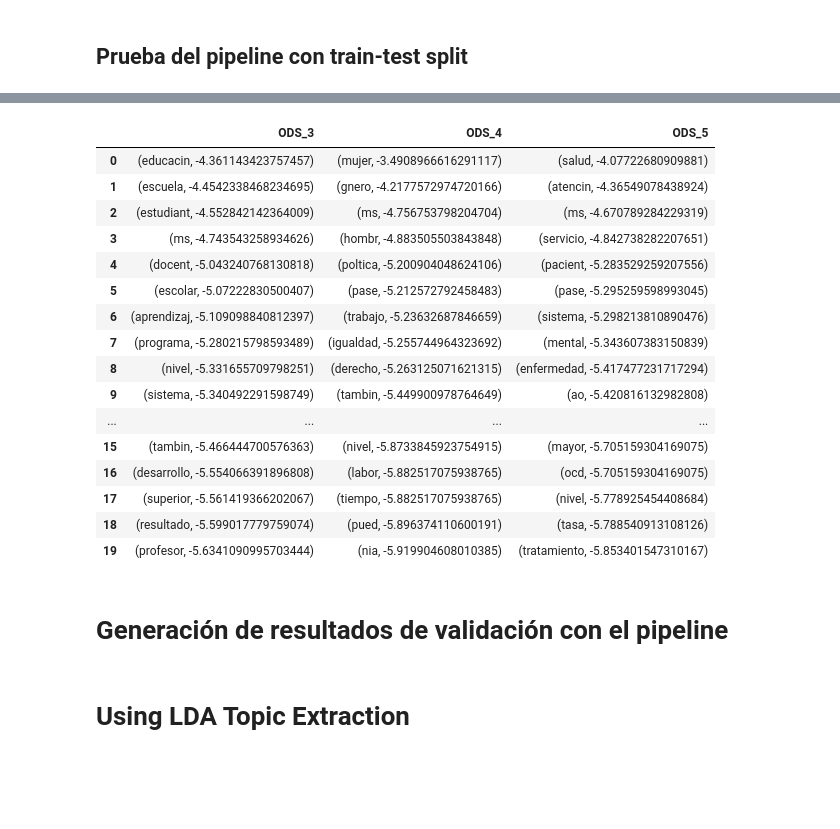
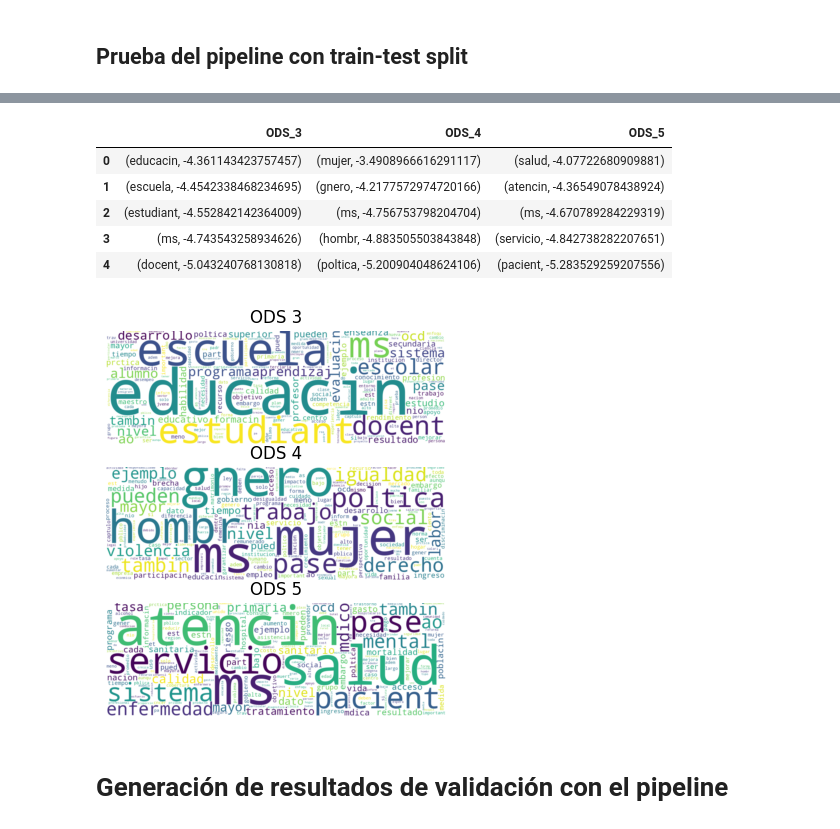
Before and after one commit to Danielfts/BI_PROY1_2402, a Jupyter notebook: Proyecto 1/Etapa 1/Modelo_B/modelo_b.ipynb, the cells around one changed output, grey strips where cells are left out. Saved outputs shown, nothing was run; the diff lists cells and outputs as text; code cells hidden in the pictures; blank space fills up the shorter version.

Commit message:
Add model metrics, results and serialized model
Signed-off-by: Crola1702 <cristobal.arroyo@ekumenlabs.com>

```diff
--- a/Proyecto 1/Etapa 1/Modelo_B/modelo_b.ipynb
+++ b/Proyecto 1/Etapa 1/Modelo_B/modelo_b.ipynb
@@ -250,7 +316,7 @@ preprocessing_pipeline = Pipeline([
 
 mnb_pipeline = Pipeline([
     ('cv', CountVectorizer(min_df=0., max_df=1.)),
-    ('mnb', MultinomialNB())
+    ('mnb', MultinomialNB(alpha=1.))
 ])
 
 pipeline = Pipeline([
@@ -305,11 +372,6 @@ def get_salient_words(nb_clf, vect, class_ind):
 
     return sorted_zip
 
-class_1 = get_salient_words(pipeline_model.named_steps['clf'].named_steps['mnb'], pipeline_model.named_steps['clf'].named_steps['cv'], 0)[:20]
-class_2 = get_salient_words(pipeline_model.named_steps['clf'].named_steps['mnb'], pipeline_model.named_steps['clf'].named_steps['cv'], 1)[:20]
-class_3 = get_salient_words(pipeline_model.named_steps['clf'].named_steps['mnb'], pipeline_model.named_steps['clf'].named_steps['cv'], 2)[:20]
-
-
-print(class_1)
-print(class_2)
-print(class_3)
+class_1 = get_salient_words(pipeline_model.named_steps['clf'].named_steps['mnb'], pipeline_model.named_steps['clf'].named_steps['cv'], 0)
+class_2 = get_salient_words(pipeline_model.named_steps['clf'].named_steps['mnb'], pipeline_model.named_steps['clf'].named_steps['cv'], 1)
+class_3 = get_salient_words(pipeline_model.named_steps['clf'].named_steps['mnb'], pipeline_model.named_steps['clf'].named_steps['cv'], 2)
@@ -320,22 +378,10 @@ print(class_3)
 # %%
-# Put classes in a dataframe
-
-pd.DataFrame({'ODS_3': class_2, 'ODS_4': class_3, 'ODS_5': class_1})
+word_importances = pd.DataFrame({'ODS_3': class_2, 'ODS_4': class_3, 'ODS_5': class_1})
+word_importances.head(5)
 # %% [output]
 |  | ODS_3 | ODS_4 | ODS_5 |
 | 0 | (educacin, -4.361143423757457) | (mujer, -3.4908966616291117) | (salud, -4.07722680909881) |
 | 1 | (escuela, -4.4542338468234695) | (gnero, -4.2177572974720166) | (atencin, -4.36549078438924) |
 | 2 | (estudiant, -4.552842142364009) | (ms, -4.756753798204704) | (ms, -4.670789284229319) |
 | 3 | (ms, -4.743543258934626) | (hombr, -4.883505503843848) | (servicio, -4.842738282207651) |
 | 4 | (docent, -5.043240768130818) | (poltica, -5.200904048624106) | (pacient, -5.283529259207556) |
-| 5 | (escolar, -5.07222830500407) | (pase, -5.212572792458483) | (pase, -5.295259598993045) |
-| 6 | (aprendizaj, -5.109098840812397) | (trabajo, -5.23632687846659) | (sistema, -5.298213810890476) |
-| 7 | (programa, -5.280215798593489) | (igualdad, -5.255744964323692) | (mental, -5.343607383150839) |
-| 8 | (nivel, -5.331655709798251) | (derecho, -5.263125071621315) | (enfermedad, -5.417477231717294) |
-| 9 | (sistema, -5.340492291598749) | (tambin, -5.449900978764649) | (ao, -5.420816132982808) |
-| ... | ... | ... | ... |
-| 15 | (tambin, -5.466444700576363) | (nivel, -5.8733845923754915) | (mayor, -5.705159304169075) |
-| 16 | (desarrollo, -5.554066391896808) | (labor, -5.882517075938765) | (ocd, -5.705159304169075) |
-| 17 | (superior, -5.561419366202067) | (tiempo, -5.882517075938765) | (nivel, -5.778925454408684) |
-| 18 | (resultado, -5.599017779759074) | (pued, -5.896374110600191) | (tasa, -5.788540913108126) |
-| 19 | (profesor, -5.6341090995703444) | (nia, -5.919904608010385) | (tratamiento, -5.853401547310167) |
@@ -342,3 +394,20 @@ pd.DataFrame({'ODS_3': class_2, 'ODS_4': class_3, 'ODS_5': class_1})
+# %%
+f, axes = plt.subplots(3, 1, figsize=(15, 5))
+
+for i, words in enumerate(word_importances_categories):
+  word_freq = Counter()
+  total_words = word_importances.shape[0]
+  for position, word in enumerate(words):
+    weight = total_words - position
+    word_freq[word] += weight
+  wordcloud = WordCloud(width=1200, height=400, background_color='white').generate_from_frequencies(word_freq)
+  axes[i].imshow(wordcloud, interpolation='bilinear')
+  axes[i].set_title(f'ODS {i+3}')
+  axes[i].axis('off')
+
+plt.show()
+# %% [output]
+[figure, added]
 # %% [markdown]
 # Generación de resultados de validación con el pipeline
 # %%
@@ -349,5 +418,3 @@ y_pred_test = pipeline_model.predict(x_data)
 df_test['sdg'] = y_pred_test
 df_test.to_excel('./TestODScat_345_pred.xlsx', index=False)
 df_test.to_csv('./TestODScat_345_pred.csv', index=False)
-# %% [markdown]
-# Using LDA Topic Extraction
```
Also changed, not shown: parts of 38 cells of this notebook, 4 other files.
